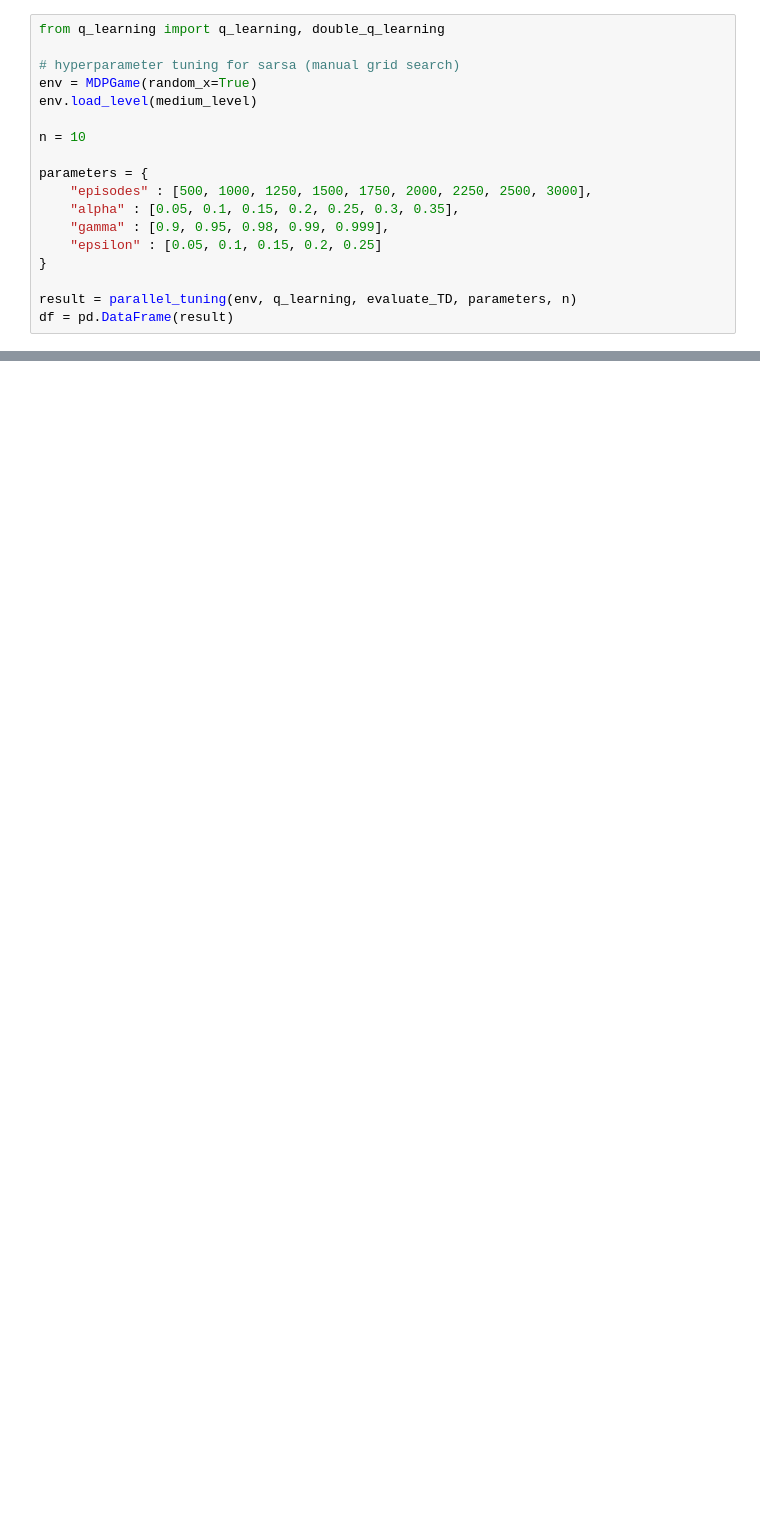
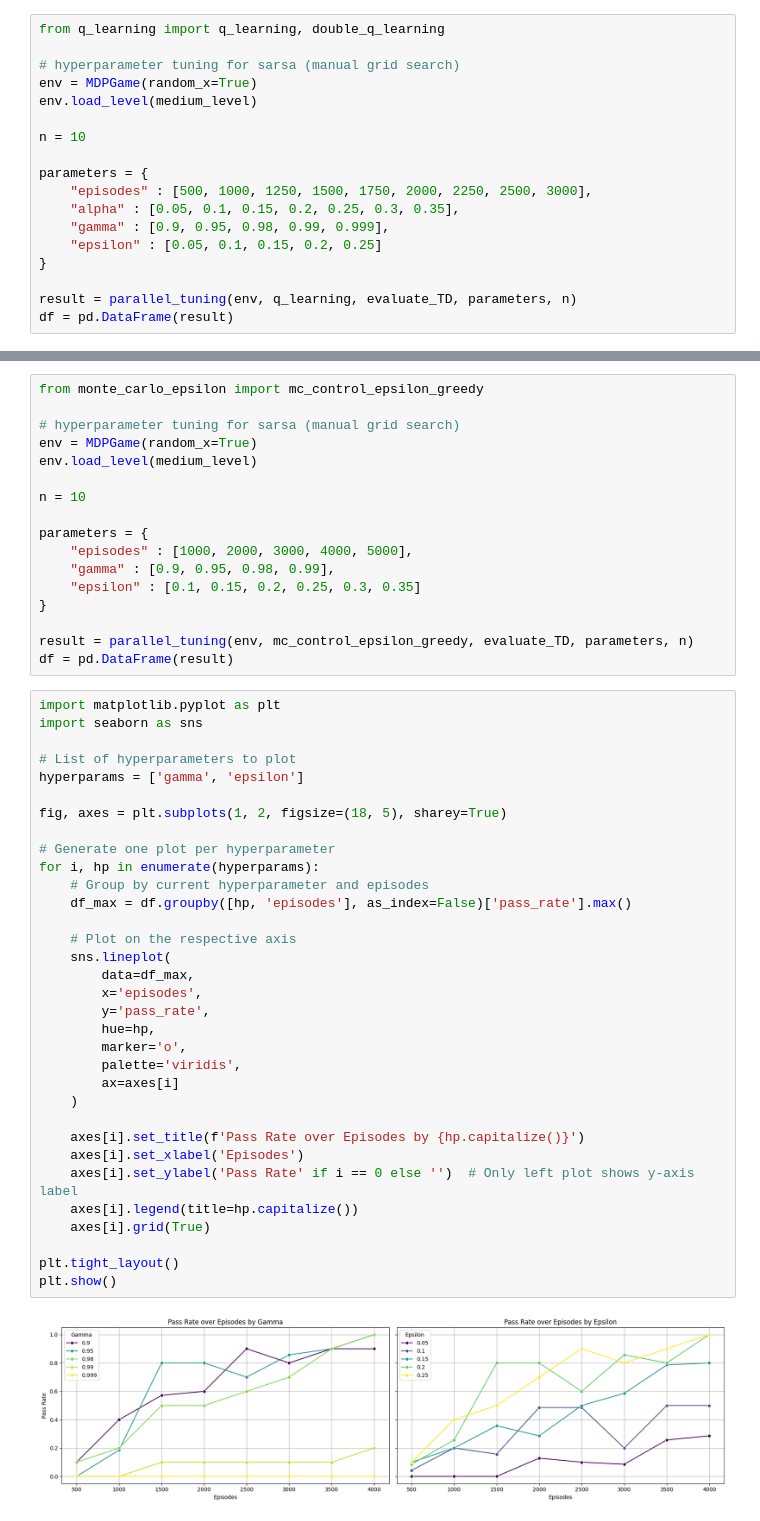
Before and after one commit to maltewtf/rl_project, a Jupyter notebook: notbook.ipynb, the cells around one changed output, grey strips where cells are left out. Saved outputs shown, nothing was run; the diff lists cells and outputs as text; blank space fills up the shorter version.

Commit message:
mc tuning

```diff
--- a/notbook.ipynb
+++ b/notbook.ipynb
@@ -132,0 +133,52 @@ plt.show()
+# %%
+from monte_carlo_epsilon import mc_control_epsilon_greedy
+
+# hyperparameter tuning for sarsa (manual grid search)
+env = MDPGame(random_x=True)
+env.load_level(medium_level)
+
+n = 10
+
+parameters = {
+    "episodes" : [1000, 2000, 3000, 4000, 5000],
+    "gamma" : [0.9, 0.95, 0.98, 0.99],
+    "epsilon" : [0.1, 0.15, 0.2, 0.25, 0.3, 0.35]
+}
+
+result = parallel_tuning(env, mc_control_epsilon_greedy, evaluate_TD, parameters, n)
+df = pd.DataFrame(result)
+# %%
+import matplotlib.pyplot as plt
+import seaborn as sns
+
+# List of hyperparameters to plot
+hyperparams = ['gamma', 'epsilon']
+
+fig, axes = plt.subplots(1, 2, figsize=(18, 5), sharey=True)
+
+# Generate one plot per hyperparameter
+for i, hp in enumerate(hyperparams):
+    # Group by current hyperparameter and episodes
+    df_max = df.groupby([hp, 'episodes'], as_index=False)['pass_rate'].max()
+
+    # Plot on the respective axis
+    sns.lineplot(
+        data=df_max,
+        x='episodes',
+        y='pass_rate',
+        hue=hp,
+        marker='o',
+        palette='viridis',
+        ax=axes[i]
+    )
+
+    axes[i].set_title(f'Pass Rate over Episodes by {hp.capitalize()}')
+    axes[i].set_xlabel('Episodes')
+    axes[i].set_ylabel('Pass Rate' if i == 0 else '')  # Only left plot shows y-axis label
+    axes[i].legend(title=hp.capitalize())
+    axes[i].grid(True)
+
+plt.tight_layout()
+plt.show()
+# %% [output]
+[figure, added]
```
Also changed, not shown: parts of 3 cells of this notebook, 2 other files.
